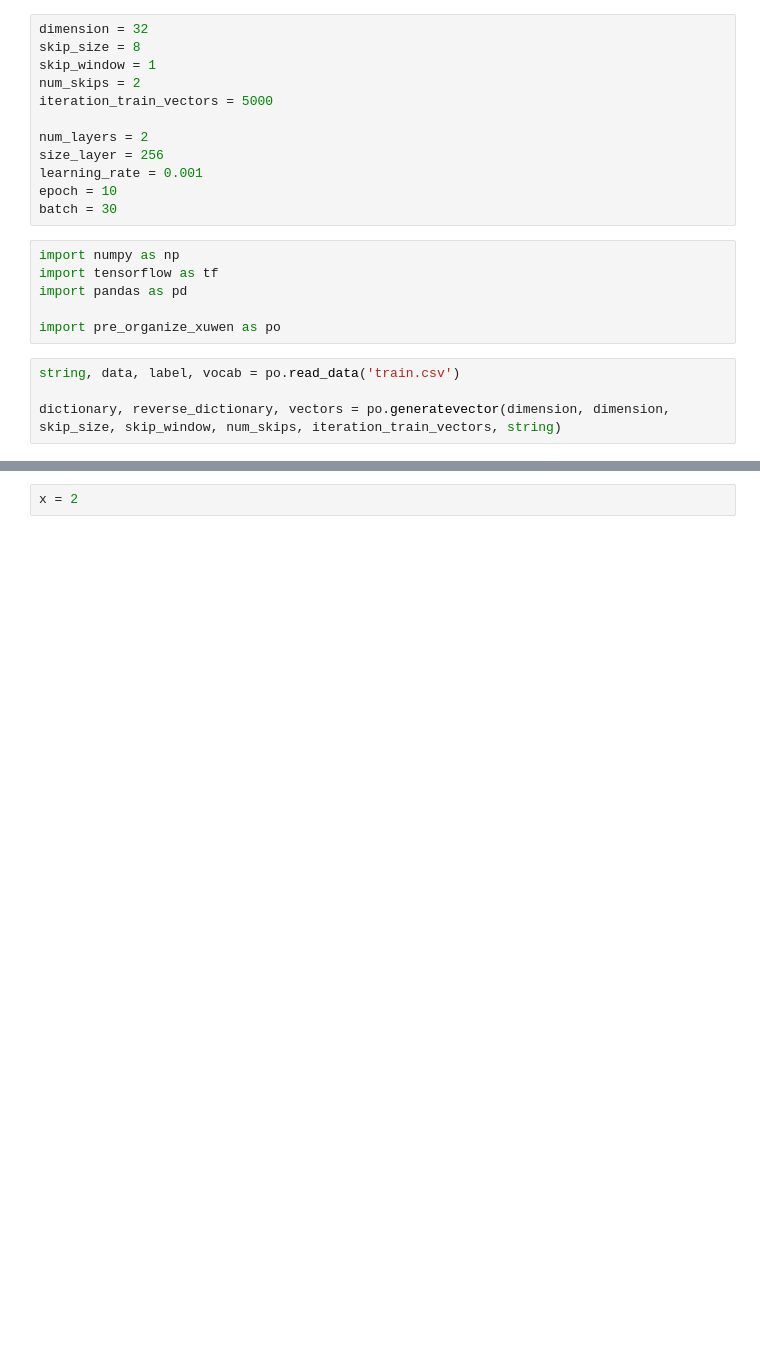
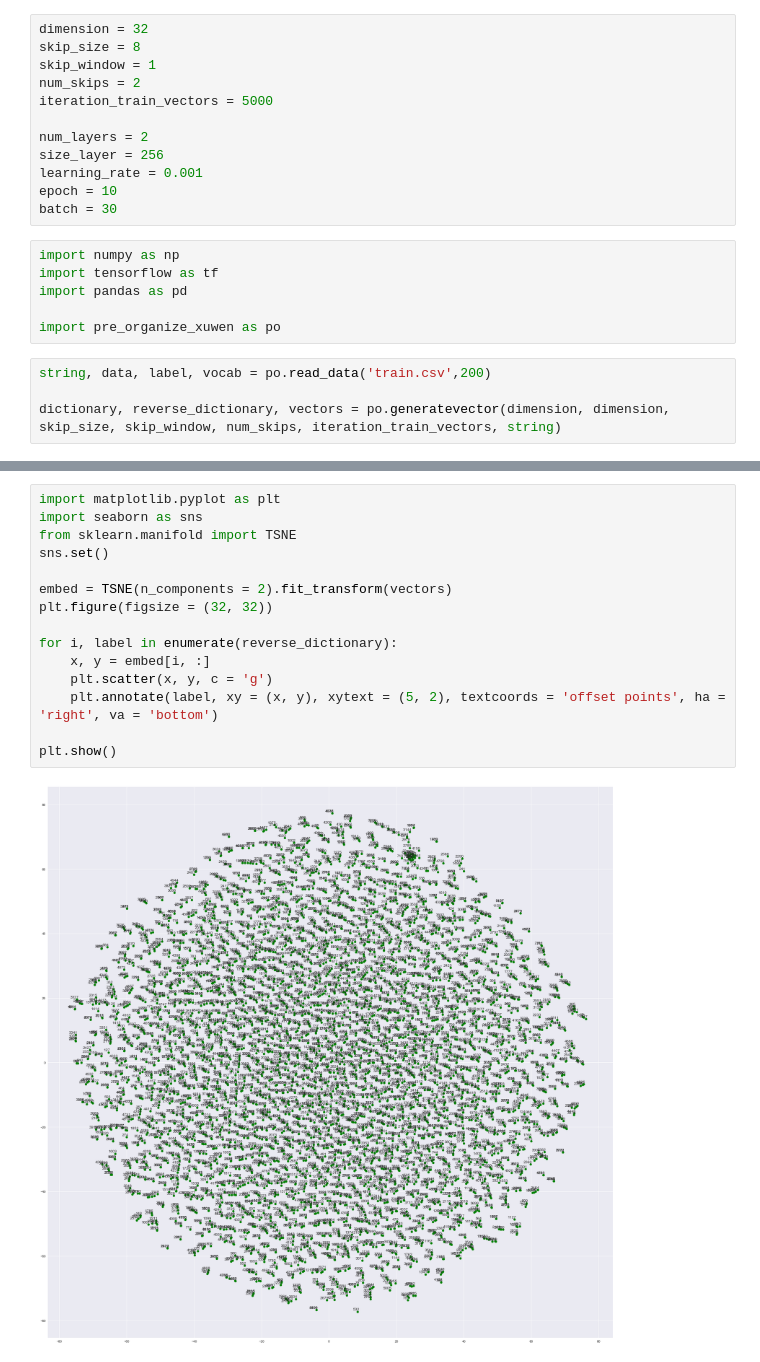
Before and after one commit to CornellDataScience/SWMR, a Jupyter notebook: movie_reviews_xuwen.ipynb, the cells around one changed output, grey strips where cells are left out. Drawn from its saved outputs; the diff is of its cells as text; blank space fills up the shorter version.

```diff
--- a/movie_reviews_xuwen.ipynb
+++ b/movie_reviews_xuwen.ipynb
@@ -38,7 +38,7 @@ import pandas as pd
 
 import pre_organize_xuwen as po
 # %%
-string, data, label, vocab = po.read_data('train.csv')
+string, data, label, vocab = po.read_data('train.csv',200)
 
 dictionary, reverse_dictionary, vectors = po.generatevector(dimension, dimension, skip_size, skip_window, num_skips, iteration_train_vectors, string)
 # %% [output]
@@ -51,2 +56,17 @@ keep_dims is deprecated, use keepdims instead
-# %%
-x = 2
+# %%
+import matplotlib.pyplot as plt
+import seaborn as sns
+from sklearn.manifold import TSNE
+sns.set()
+
+embed = TSNE(n_components = 2).fit_transform(vectors)
+plt.figure(figsize = (32, 32))
+
+for i, label in enumerate(reverse_dictionary):
+    x, y = embed[i, :]
+    plt.scatter(x, y, c = 'g')
+    plt.annotate(label, xy = (x, y), xytext = (5, 2), textcoords = 'offset points', ha = 'right', va = 'bottom')
+
+plt.show()
+# %% [output]
+[figure, added]
```
Also changed, not shown: parts of 2 cells of this notebook, 2 other files.
